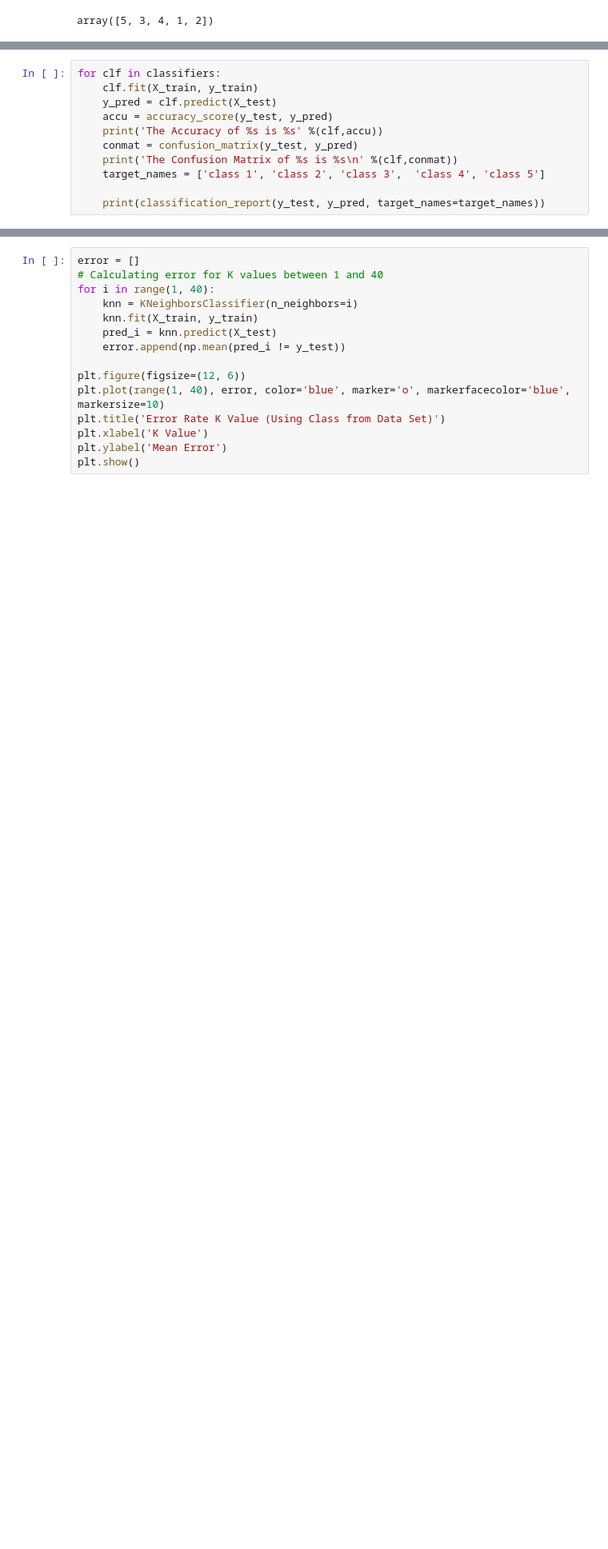
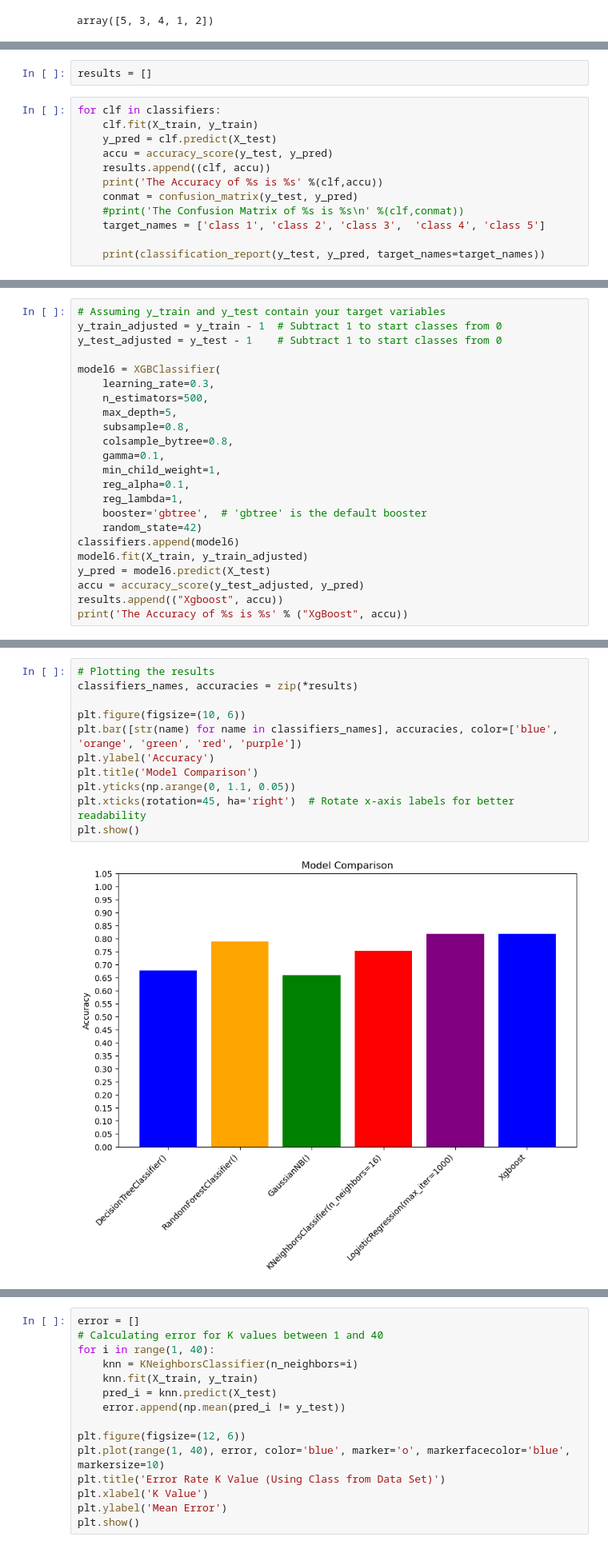
Before and after one commit to adandotmosta/FUT_24_ANALYSIS_DATAMINING, a Jupyter notebook: Classification.ipynb, the cells around one changed output, grey strips where cells are left out. Shown: that part at 80% size. Cells and saved outputs as stored; diff of their text form; blank space fills up the shorter version.

```diff
--- a/Classification.ipynb
+++ b/Classification.ipynb
@@ -358,11 +435,14 @@ The Accuracy of XgBoost is 0.8160073597056118
+# %%
+results = []
 # %%
 for clf in classifiers:
     clf.fit(X_train, y_train)
     y_pred = clf.predict(X_test)
     accu = accuracy_score(y_test, y_pred)
+    results.append((clf, accu))
     print('The Accuracy of %s is %s' %(clf,accu))
     conmat = confusion_matrix(y_test, y_pred)
-    print('The Confusion Matrix of %s is %s\n' %(clf,conmat))
+    #print('The Confusion Matrix of %s is %s\n' %(clf,conmat))
     target_names = ['class 1', 'class 2', 'class 3',  'class 4', 'class 5']
 
     print(classification_report(y_test, y_pred, target_names=target_names))
@@ -384,3 +464,26 @@ The Confusion Matrix of DecisionTreeClassifier() is [[489  59  45   2   0]
     accuracy                           0.82      3261
    macro avg       0.81      0.80      0.81      3261
 weighted avg       0.82      0.82      0.82      3261
+# %%
+# Assuming y_train and y_test contain your target variables
+y_train_adjusted = y_train - 1  # Subtract 1 to start classes from 0
+y_test_adjusted = y_test - 1    # Subtract 1 to start classes from 0
+
+model6 = XGBClassifier(
+    learning_rate=0.3,
+    n_estimators=500,
+    max_depth=5,
+    subsample=0.8,
+    colsample_bytree=0.8,
+    gamma=0.1,
+    min_child_weight=1,
+    reg_alpha=0.1,
+    reg_lambda=1,
+    booster='gbtree',  # 'gbtree' is the default booster
+    random_state=42)
+classifiers.append(model6)
+model6.fit(X_train, y_train_adjusted)
+y_pred = model6.predict(X_test)
+accu = accuracy_score(y_test_adjusted, y_pred)
+results.append(("Xgboost", accu))
+print('The Accuracy of %s is %s' % ("XgBoost", accu))
@@ -386,0 +495,13 @@ weighted avg       0.82      0.82      0.82      3261
+# %%
+# Plotting the results
+classifiers_names, accuracies = zip(*results)
+
+plt.figure(figsize=(10, 6))
+plt.bar([str(name) for name in classifiers_names], accuracies, color=['blue', 'orange', 'green', 'red', 'purple'])
+plt.ylabel('Accuracy')
+plt.title('Model Comparison')
+plt.yticks(np.arange(0, 1.1, 0.05))
+plt.xticks(rotation=45, ha='right')  # Rotate x-axis labels for better readability
+plt.show()
+# %% [output]
+[figure, added]
```
Also changed, not shown: parts of 27 cells of this notebook.
